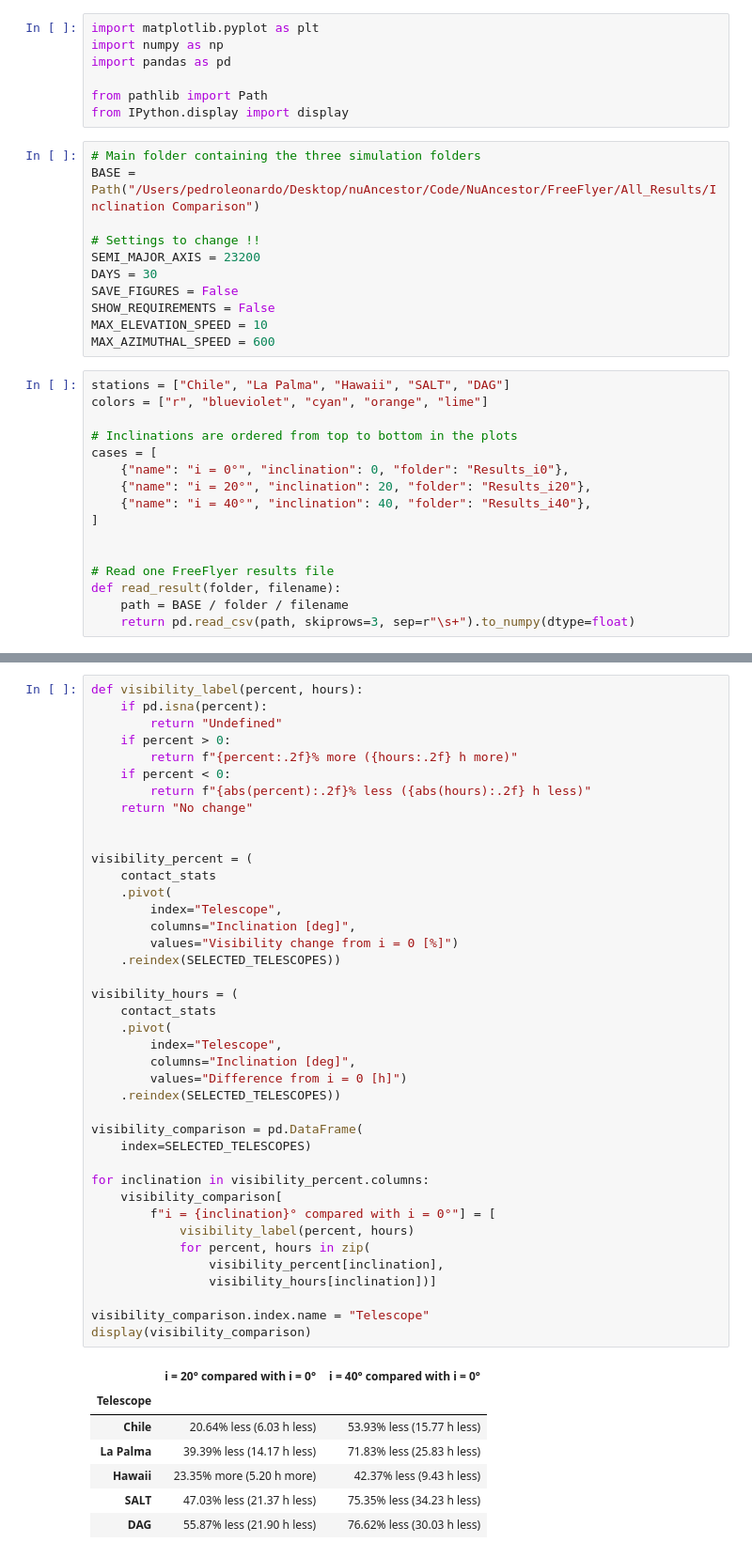
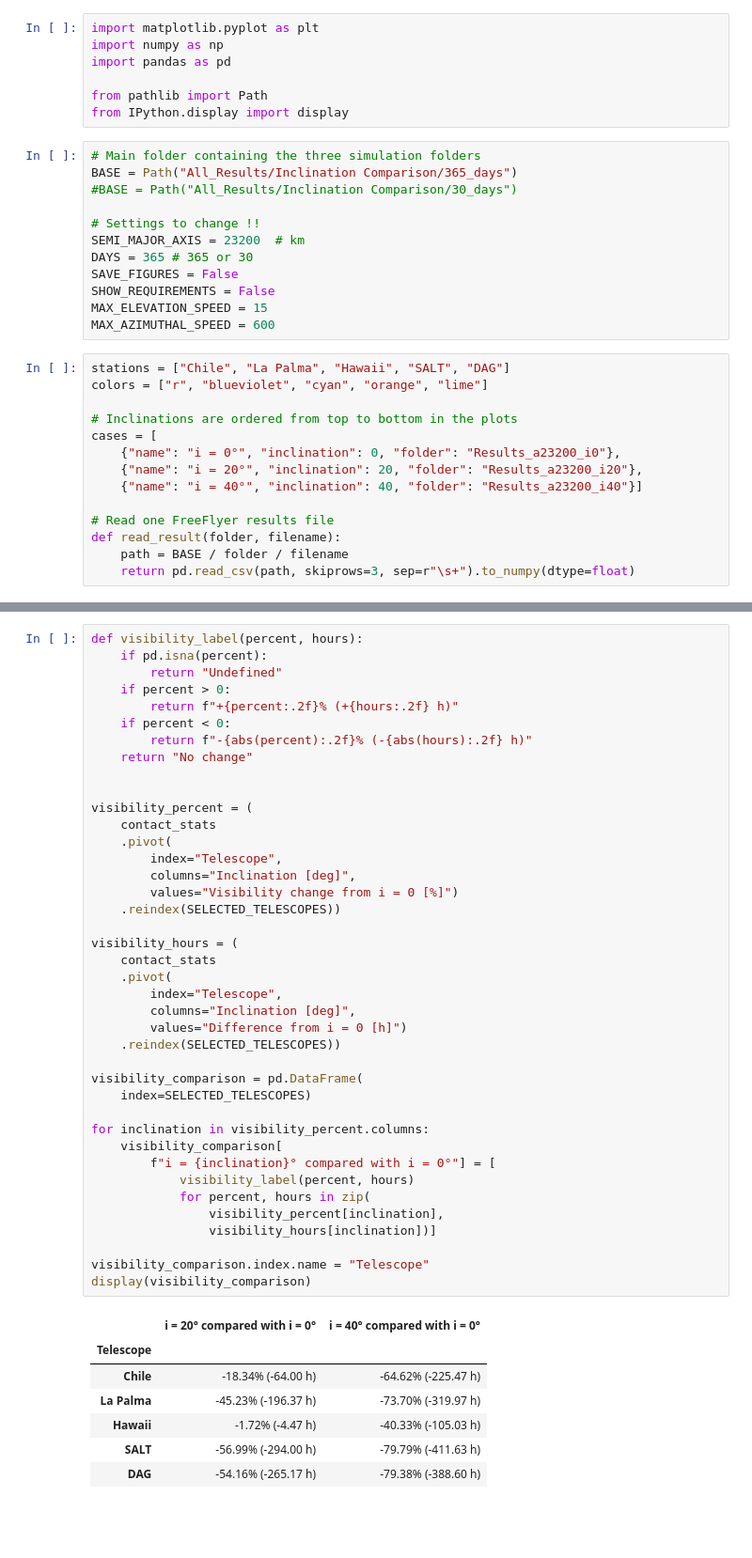
Before and after one commit to pscleo/NuAncestor, a Jupyter notebook: FreeFlyer/visibility_incChange.ipynb, the cells around one changed output, grey strips where cells are left out. Shown at 94% size. Saved outputs shown, nothing was run; the diff lists cells and outputs as text; blank space fills up the shorter version.

```diff
--- a/FreeFlyer/visibility_incChange.ipynb
+++ b/FreeFlyer/visibility_incChange.ipynb
@@ -15,14 +15,15 @@ from pathlib import Path
 from IPython.display import display
 # %%
 # Main folder containing the three simulation folders
-BASE = Path("/Users/pedroleonardo/Desktop/nuAncestor/Code/NuAncestor/FreeFlyer/All_Results/Inclination Comparison")
+BASE = Path("All_Results/Inclination Comparison/365_days")
+#BASE = Path("All_Results/Inclination Comparison/30_days")
 
 # Settings to change !!
-SEMI_MAJOR_AXIS = 23200
-DAYS = 30
+SEMI_MAJOR_AXIS = 23200  # km
+DAYS = 365 # 365 or 30
 SAVE_FIGURES = False
 SHOW_REQUIREMENTS = False
-MAX_ELEVATION_SPEED = 10
+MAX_ELEVATION_SPEED = 15
 MAX_AZIMUTHAL_SPEED = 600
 # %%
 stations = ["Chile", "La Palma", "Hawaii", "SALT", "DAG"]
@@ -30,11 +31,9 @@ colors = ["r", "blueviolet", "cyan", "orange", "lime"]
 
 # Inclinations are ordered from top to bottom in the plots
 cases = [
-    {"name": "i = 0°", "inclination": 0, "folder": "Results_i0"},
-    {"name": "i = 20°", "inclination": 20, "folder": "Results_i20"},
-    {"name": "i = 40°", "inclination": 40, "folder": "Results_i40"},
-]
-
+    {"name": "i = 0°", "inclination": 0, "folder": "Results_a23200_i0"},
+    {"name": "i = 20°", "inclination": 20, "folder": "Results_a23200_i20"},
+    {"name": "i = 40°", "inclination": 40, "folder": "Results_a23200_i40"}]
 
 # Read one FreeFlyer results file
 def read_result(folder, filename):
@@ -421,9 +455,9 @@ def visibility_label(percent, hours):
     if pd.isna(percent):
         return "Undefined"
     if percent > 0:
-        return f"{percent:.2f}% more ({hours:.2f} h more)"
+        return f"+{percent:.2f}% (+{hours:.2f} h)"
     if percent < 0:
-        return f"{abs(percent):.2f}% less ({abs(hours):.2f} h less)"
+        return f"-{abs(percent):.2f}% (-{abs(hours):.2f} h)"
     return "No change"
 
 
@@ -432,35 +466,35 @@ visibility_percent = (
     .pivot(
         index="Telescope",
         columns="Inclination [deg]",
         values="Visibility change from i = 0 [%]")
     .reindex(SELECTED_TELESCOPES))
 
 visibility_hours = (
     contact_stats
     .pivot(
         index="Telescope",
         columns="Inclination [deg]",
         values="Difference from i = 0 [h]")
     .reindex(SELECTED_TELESCOPES))
 
 visibility_comparison = pd.DataFrame(
     index=SELECTED_TELESCOPES)
 
 for inclination in visibility_percent.columns:
     visibility_comparison[
         f"i = {inclination}° compared with i = 0°"] = [
             visibility_label(percent, hours)
             for percent, hours in zip(
                 visibility_percent[inclination],
                 visibility_hours[inclination])]
 
 visibility_comparison.index.name = "Telescope"
 display(visibility_comparison)
 # %% [output]
 |  | i = 20° compared with i = 0° | i = 40° compared with i = 0° |
 | Telescope |  |  |
-| Chile | 20.64% less (6.03 h less) | 53.93% less (15.77 h less) |
-| La Palma | 39.39% less (14.17 h less) | 71.83% less (25.83 h less) |
-| Hawaii | 23.35% more (5.20 h more) | 42.37% less (9.43 h less) |
-| SALT | 47.03% less (21.37 h less) | 75.35% less (34.23 h less) |
-| DAG | 55.87% less (21.90 h less) | 76.62% less (30.03 h less) |
+| Chile | -18.34% (-64.00 h) | -64.62% (-225.47 h) |
+| La Palma | -45.23% (-196.37 h) | -73.70% (-319.97 h) |
+| Hawaii | -1.72% (-4.47 h) | -40.33% (-105.03 h) |
+| SALT | -56.99% (-294.00 h) | -79.79% (-411.63 h) |
+| DAG | -54.16% (-265.17 h) | -79.38% (-388.60 h) |
```
Also changed, not shown: parts of 8 cells of this notebook, 6 other files.
